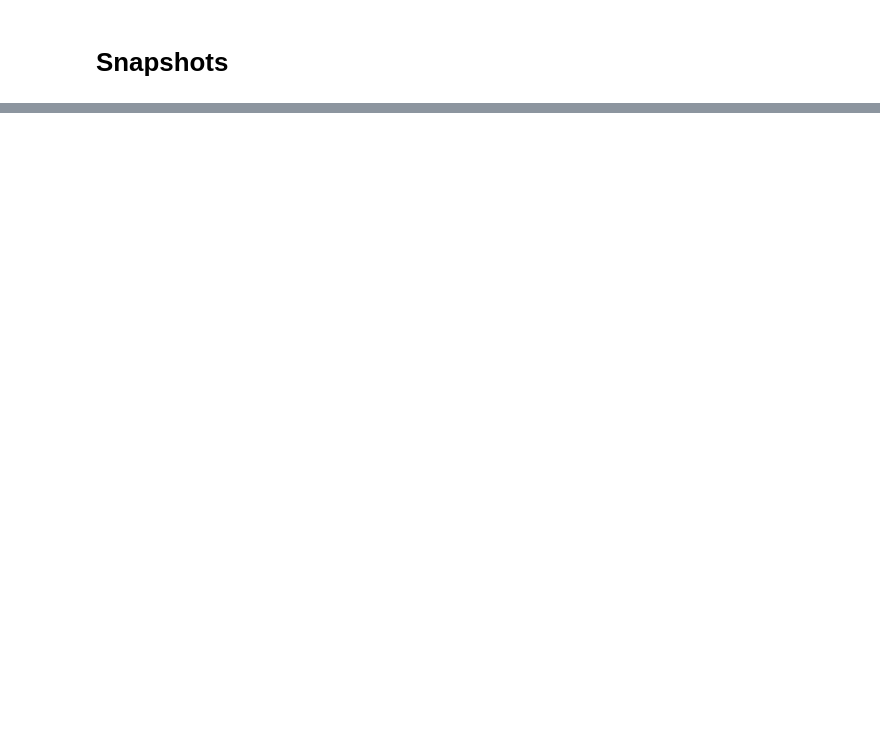
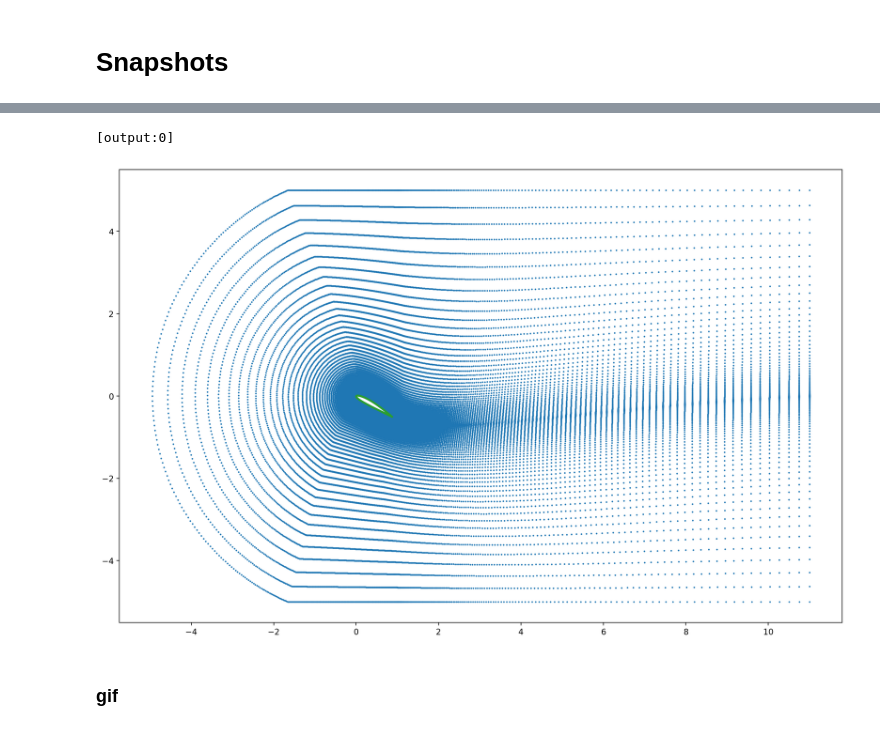
Before and after one commit to adrianoracano/mySHRED, a Jupyter notebook: dataset_airfoil_parallel.ipynb, the cells around one changed output, grey strips where cells are left out. Cells and saved outputs as stored; diff of their text form; code cells hidden in the pictures; blank space fills up the shorter version.

Commit message:
varie modifiche a mesh e solvers

```diff
--- a/dataset_airfoil_parallel.ipynb
+++ b/dataset_airfoil_parallel.ipynb
@@ -851,8 +1154,12 @@ rank = comm.rank
 # %%
 %%px
-dt = 0.04
-T = 8
+# Physical and discretization parameters
+dt = 0.01
+T = 2
 timesteps = int(T/dt)
+
+rho_ = 1
+U_max = 3
 
 save_to_np_every_steps = 1
 ntimes = timesteps // save_to_np_every_steps + 1 # initial condition
@@ -1090,26 +1525,29 @@ for i in range(1):
         print(f"Generating snapshot n.{i}...")
 
     # params = MU[i].transpose().tolist()
-    params = [[param_i]*ntimes for param_in in [-25, ]]
+    params = [[param_i]*ntimes for param_i in [-30, 0.015, 0.02, 0.4, 0.12]]
 
     m_ = params[2][0]
     p_ = params[3][0]
     t_ = params[4][0]
-    new_pts = generate_airfoil(m_, p_, t_, N_points)
 
     if rank==0:
         print(f"mu: {params[1][0]:.4f}")
         print(f"Aoa: {params[0][0]} deg")
         print(f"Re: {U_max * chord  * rho_ / params[1][0]:.1f}")
 
-    if not i==0:
-        # Interpolate mesh on new airfoil
-        new_airfoil_coords = generate_airfoil(m_, p_, t_, n_points = N_points, x_le = x_le, y_le = y_le , alpha_deg=params[0][0])
-        control_points, displacements = get_control_points_and_displacements(airfoil_coords, new_airfoil_coords, x0=0.0, y0=0.0, x1=L, y1=H, each=2, step_size=0.05)
-        mesh = interpolate_mesh(mesh, control_points, displacements)
-        airfoil_coords = new_airfoil_coords
 
-    [U_np, p_np] = solve(params, mesh, facet_tags, dt, timesteps+1, U_max, rho_, save_to_np_every_steps, bcwalls="freestream", backflow=False)
+    markers_ = [inlet_marker, outlet_marker, wall_marker] if mesh_type=="rectangle" else [farfield_marker]
+    old_airfoil_coords = generate_airfoil(0, 0.1, .12, n_points = N_points//2*2, x_le = x_le, y_le = y_le , alpha_deg=0)
+    new_airfoil_coords = generate_airfoil(m_, p_, t_, n_points = N_points//2*2, x_le = x_le, y_le = y_le , alpha_deg=params[0][0])
+    control_points, displacements = get_control_points_and_displacements2(mesh, ft, new_airfoil_coords, obstacle_marker, markers_, obstacle_coords=old_airfoil_coords, each=1)
+    mesh = interpolate_mesh(mesh, control_points, displacements, smooth=False, smooth_iters=15, smooth_omega=0.3)
+    airfoil_coords = new_airfoil_coords
+
+    [U_np, p_np] = solve(params, mesh, ft, dt, timesteps+1, U_max, rho_,
+                         mesh_type=mesh_type,
+                         save_to_np_every_steps=save_to_np_every_steps,
+                         bcwalls="freestream", backflow=False, direct_solver=True, monitor_solvers=True)
 
     if rank==0:
         U_np = U_np.reshape((U_np.shape[0], -1, 2))
@@ -1265 +1734,16 @@ Output hidden; open in https://colab.research.google.com to view.
+# %%
+%%px
+
+# u_np[-1].max()
+# np.argmin(u_np[-1])
+
+scatter_array(coords)
+scatter_array(coords[np.argmin(u_np[-1])].reshape(1, -1))
+scatter_array(airfoil_coords)
+add_zoom(2.5)
+# %% [output]
+[output:0]
+[figure, added]
+# %% [markdown]
+### gif
 # %%
```
Also changed, not shown: parts of 69 cells of this notebook, 3 other files.
